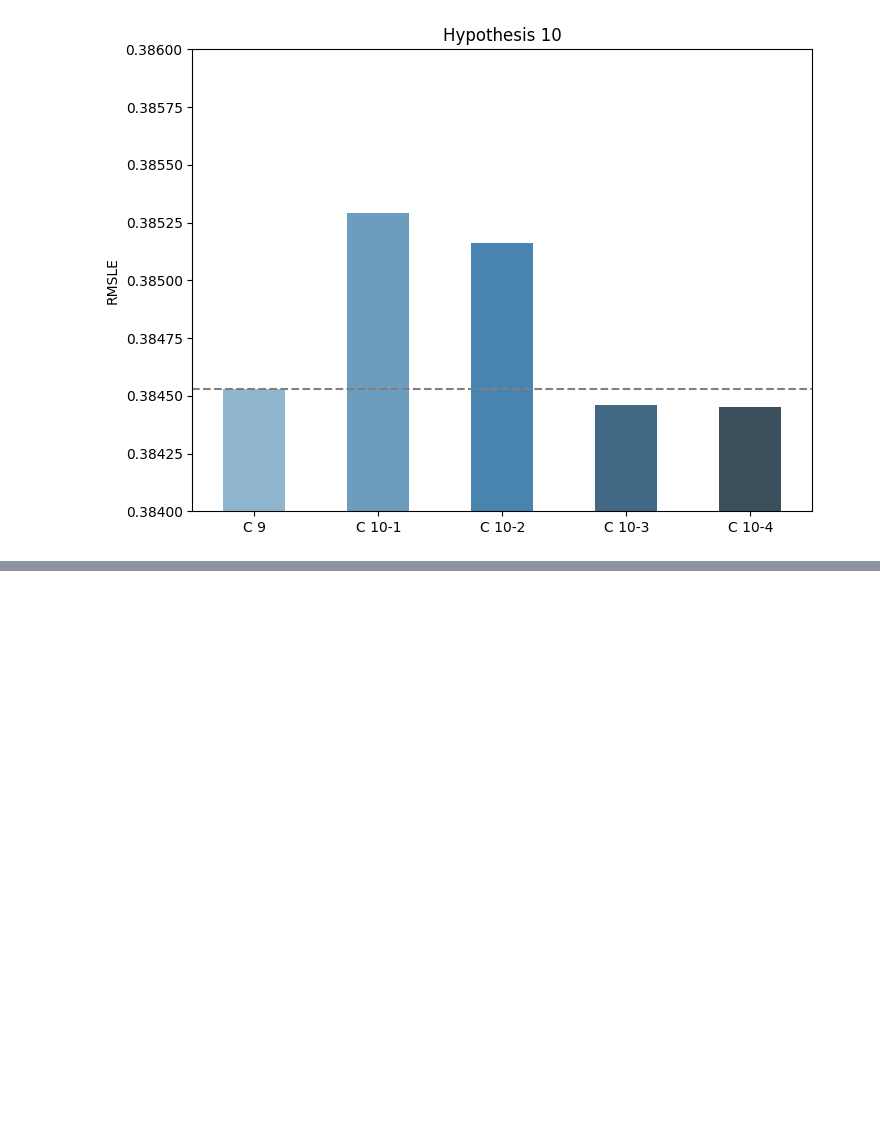
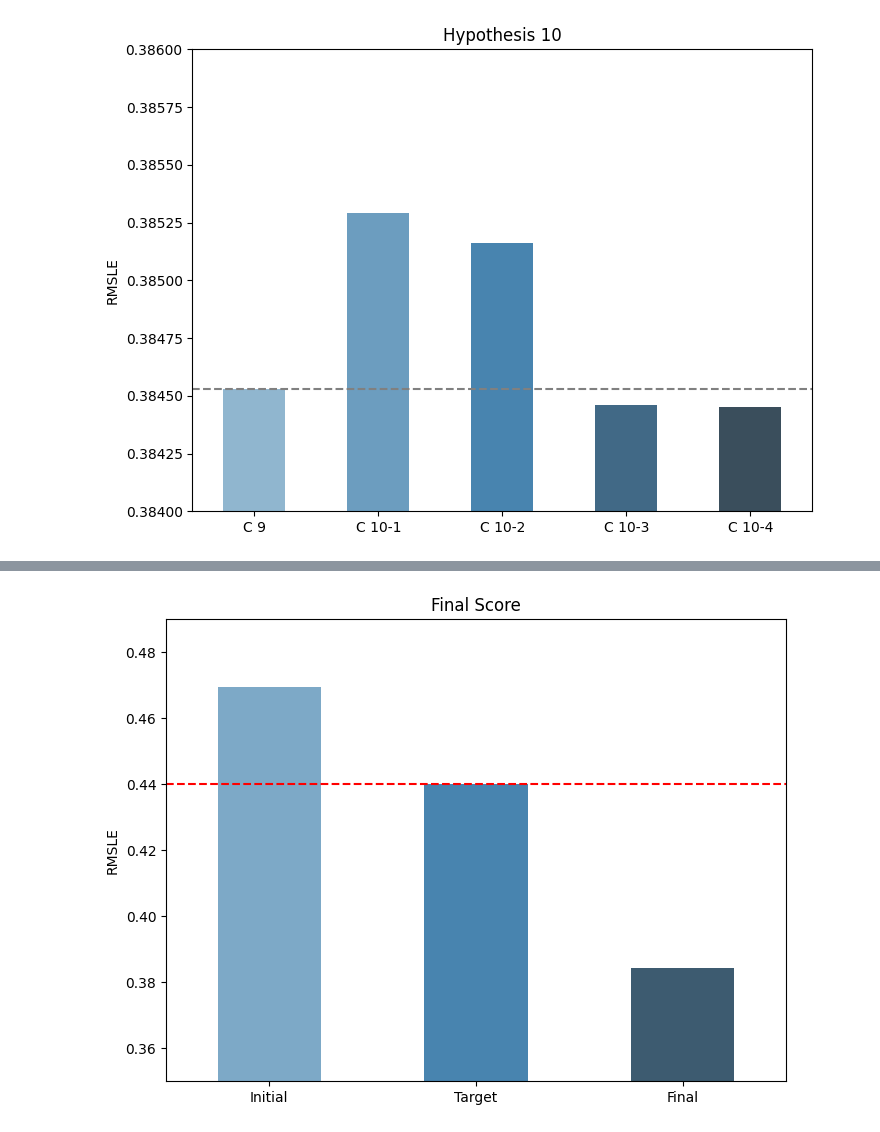
Before and after one commit to ryo-i1/bike, a Jupyter notebook: score_visualization.ipynb, the cells around one changed output, grey strips where cells are left out. Saved outputs shown, nothing was run; the diff lists cells and outputs as text; code cells hidden in the pictures; blank space fills up the shorter version.

```diff
--- a/score_visualization.ipynb
+++ b/score_visualization.ipynb
@@ -95,0 +136,16 @@ plt_bar(df_10, 'Hypothesis 10', (0.384, 0.386))
+# %%
+df_f = pd.DataFrame(
+    {'RMSLE': [0.46933, 0.44, 0.38445]},
+    index=['Initial', 'Target', 'Final']
+)
+
+plt.figure(figsize=(8, 6))
+sns.barplot(x=df_f.index, y='RMSLE', data=df_f, width=0.5, palette='Blues_d')
+plt.title('Final Score')
+plt.ylim(0.35, 0.49)
+plt.xlabel('')
+# line at 0.44, red
+plt.axhline(y=0.44, color='r', linestyle='--')
+plt.show()
+# %% [output]
+[figure, added]
```
Also changed, not shown: parts of 3 cells of this notebook, 3 other files.
